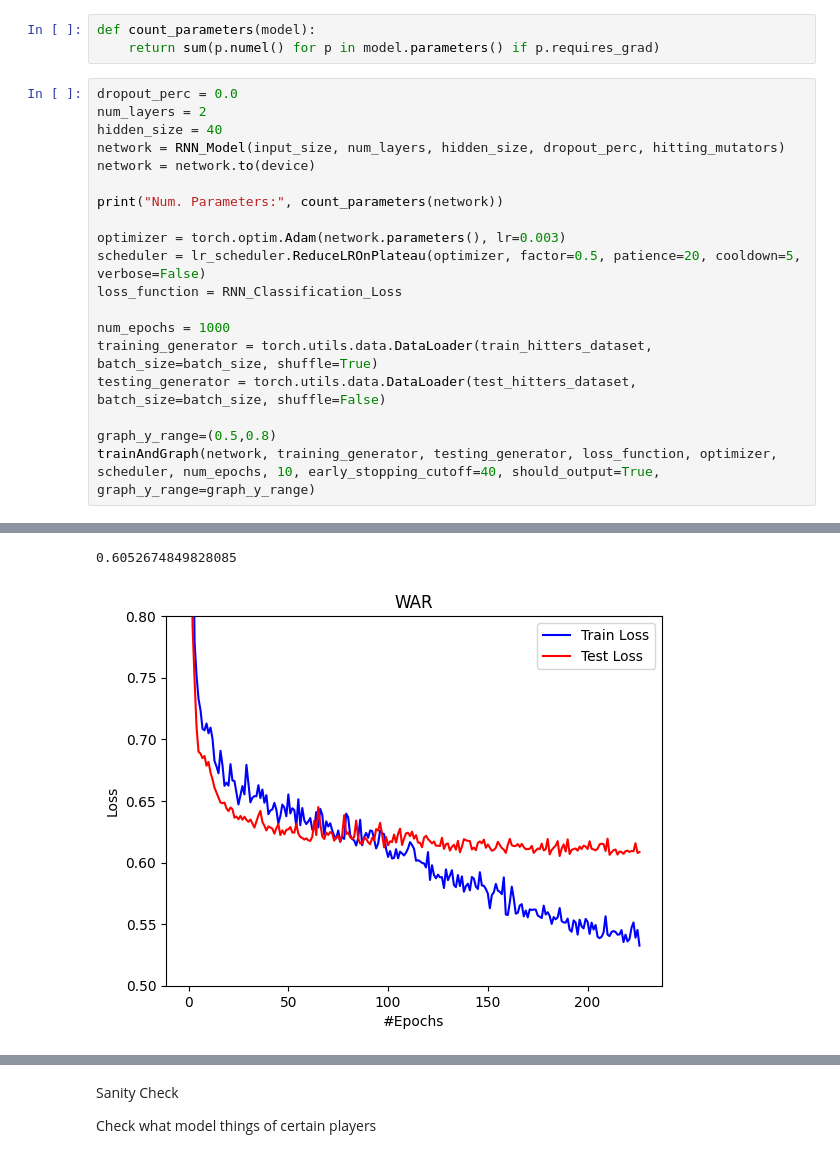
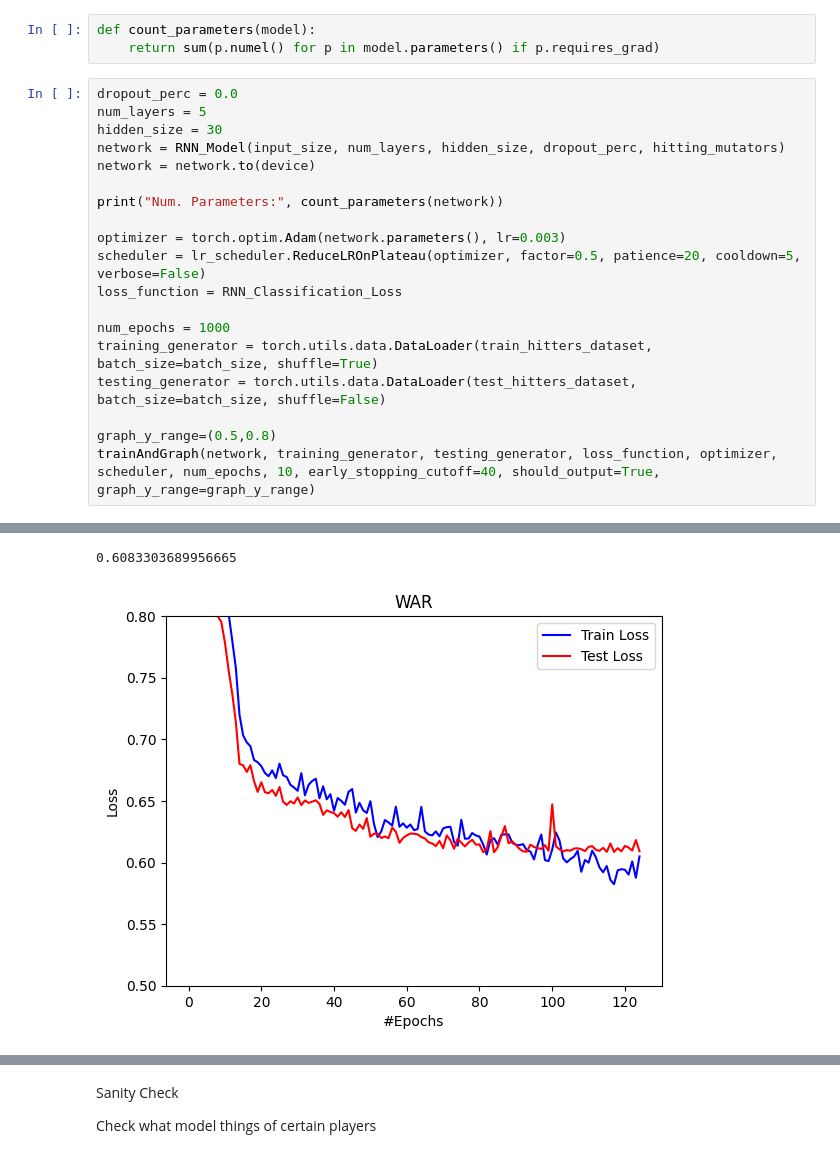
Before and after one commit to nitzryan/BaseballModels, a Jupyter notebook: Model/Model.ipynb, the cells around one changed output, grey strips where cells are left out. Drawn from its saved outputs; the diff is of its cells as text.

```diff
--- a/Model/Model.ipynb
+++ b/Model/Model.ipynb
@@ -88,8 +88,8 @@ def count_parameters(model):
     return sum(p.numel() for p in model.parameters() if p.requires_grad)
 # %%
 dropout_perc = 0.0
-num_layers = 2
-hidden_size = 40
+num_layers = 5
+hidden_size = 30
 network = RNN_Model(input_size, num_layers, hidden_size, dropout_perc, hitting_mutators)
 network = network.to(device)
 
@@ -126,2 +125,2 @@ Best result at epoch=186 with loss=0.6052674849828085
-0.6052674849828085
+0.6083303689956665
-[figure, old version]
+[figure, new version]
```
Also changed, not shown: parts of 5 cells of this notebook, 4 other files.
